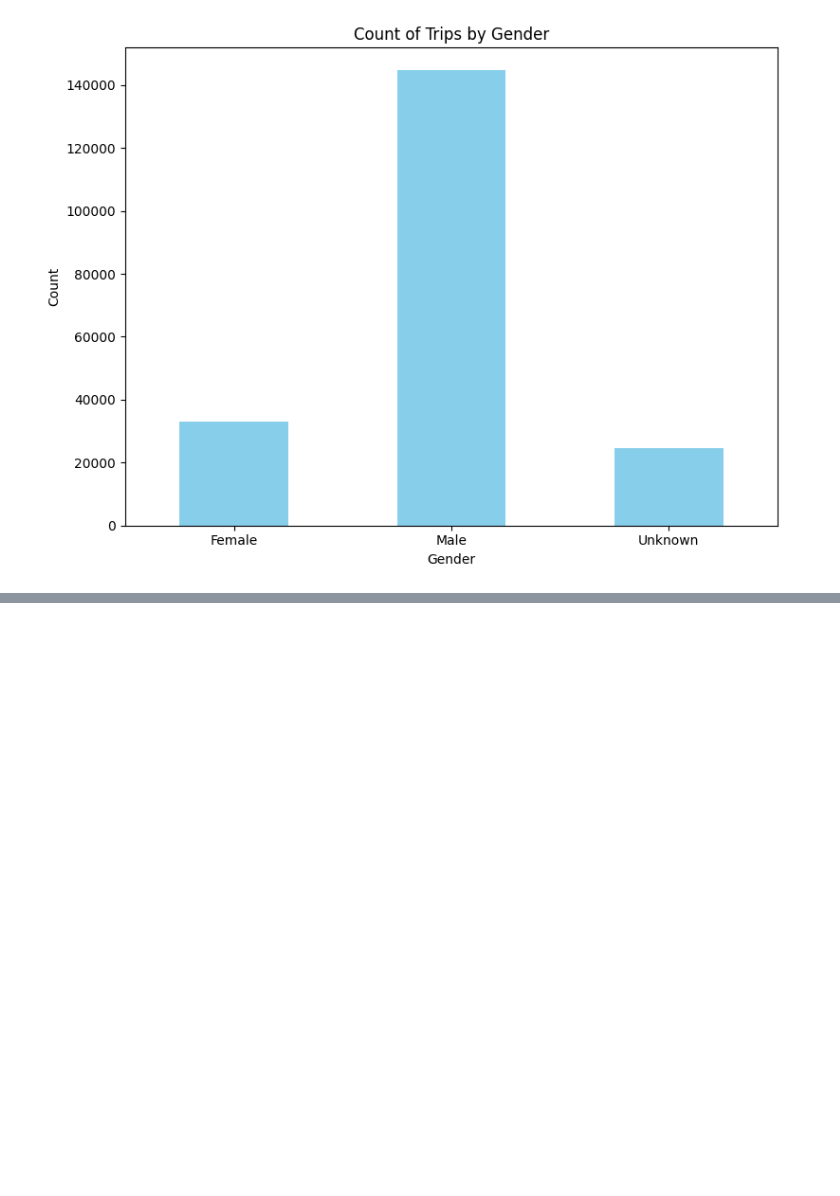
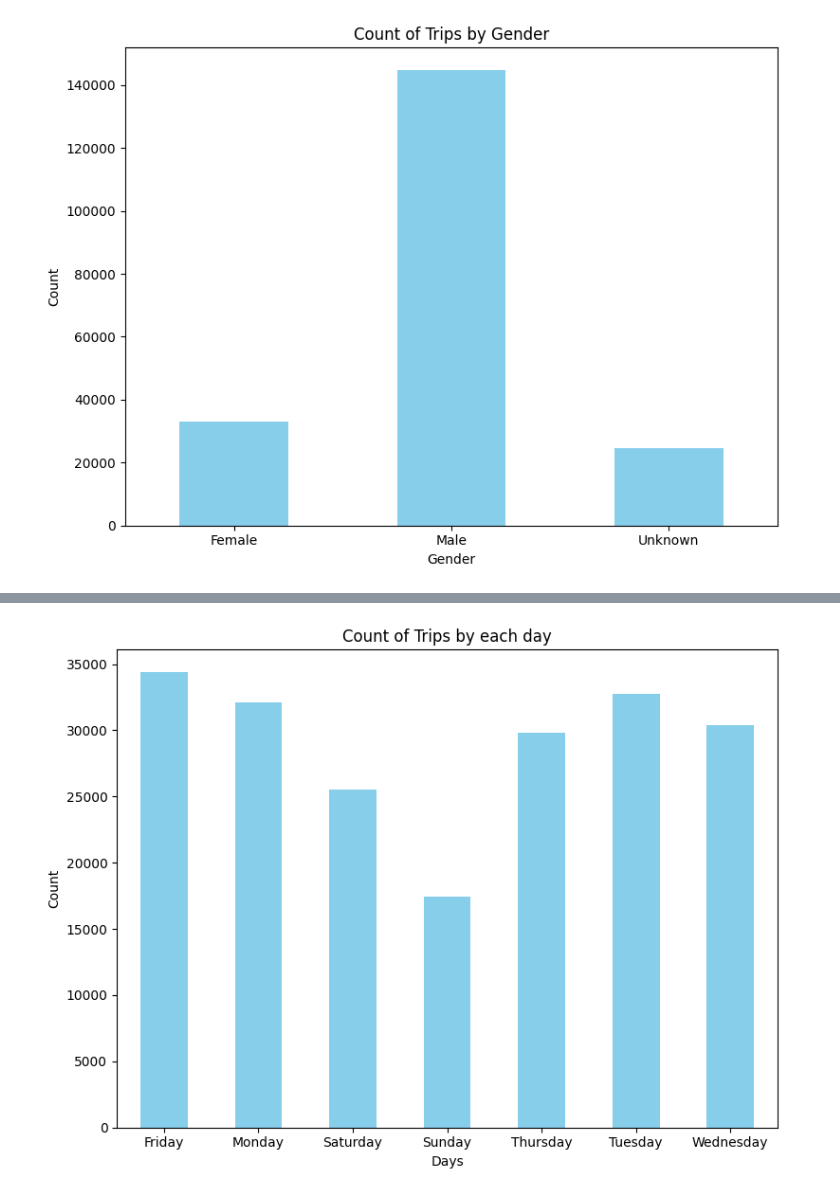
Before and after one commit to ashwinkg/Divvy-Bikes-Data-Analysis, a Jupyter notebook: divvyBikes.ipynb, the cells around one changed output, grey strips where cells are left out. Drawn from its saved outputs; the diff is of its cells as text; code cells hidden in the pictures; blank space fills up the shorter version.

```diff
--- a/divvyBikes.ipynb
+++ b/divvyBikes.ipynb
@@ -149,0 +168,2 @@ plt.tight_layout()
+# %%
+trips_df['day_of_week_name'] = trips_df['starttime'].dt.day_name()
@@ -149,0 +184,3 @@ plt.tight_layout()
+# %%
+day_of_week_count = trips_df.groupby('day_of_week_name').size()
+day_of_week_count
@@ -149,0 +214,9 @@ plt.tight_layout()
+# %%
+day_of_week_count.plot(kind='bar', color='skyblue', figsize=(8, 6))
+plt.title("Count of Trips by each day")
+plt.xlabel("Days")
+plt.ylabel("Count")
+plt.xticks(rotation=0)  # Ensure labels are horizontal
+plt.tight_layout()
+# %% [output]
+[figure, added]
```
Also changed, not shown: parts of 5 cells of this notebook.
